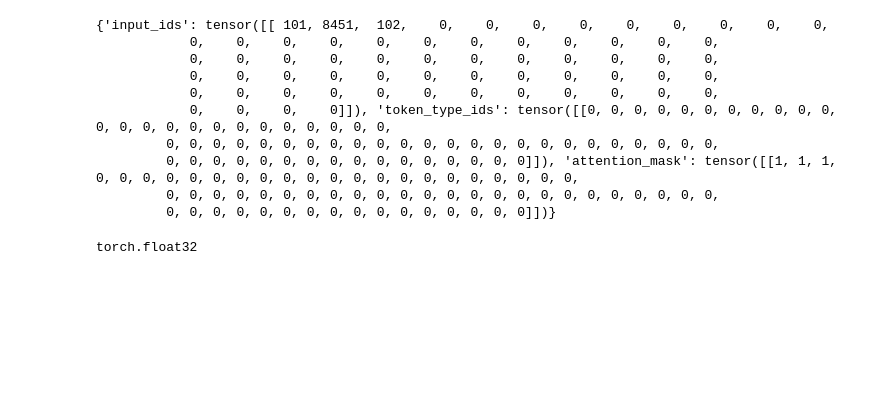
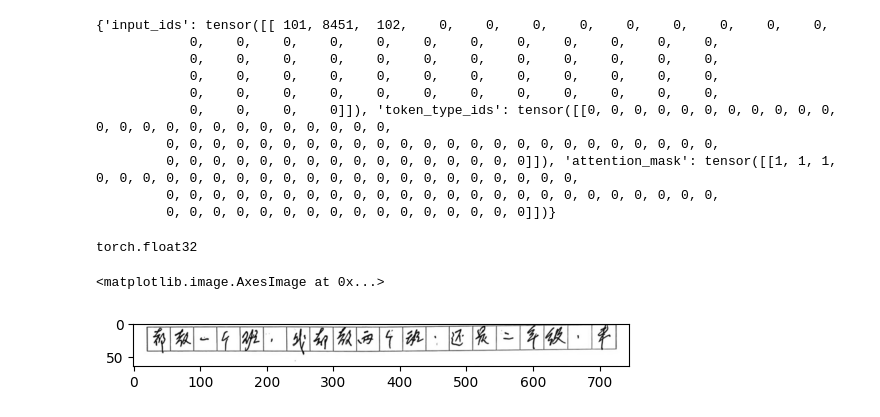
Before and after one commit to DotIN13/tang-syn-trocr, a Jupyter notebook: image_transform_inspect.ipynb, the cells around one changed output. Cells and saved outputs as stored; diff of their text form; code cells hidden in the pictures; blank space fills up the shorter version.

```diff
--- a/image_transform_inspect.ipynb
+++ b/image_transform_inspect.ipynb
@@ -151,3 +151,23 @@ from tqdm import tqdm
 for i in tqdm(range(1000)):
     random_index = random.randint(0, length - 1)
     res = train_dataset[random_index]
+# %%
+# Compare the two interpolation modes
+import torchvision.transforms.v2 as tr2
+from PIL import Image
+import matplotlib.pyplot as plt
+
+transform = tr2.Compose([
+    tr2.Resize(64, interpolation=3, antialias=True)
+])
+
+img = "dataset/data/test/hwdb_ic13/image-000000007.jpg"
+img = "dataset/data/test-niandai/2.png"
+
+img = Image.open(img).convert("RGB")
+img = transform(img)
+
+plt.imshow(img)
+# %% [output]
+<matplotlib.image.AxesImage at 0x...>
+[figure, added]
```
Also changed, not shown: parts of 3 cells of this notebook, 11 other files.
